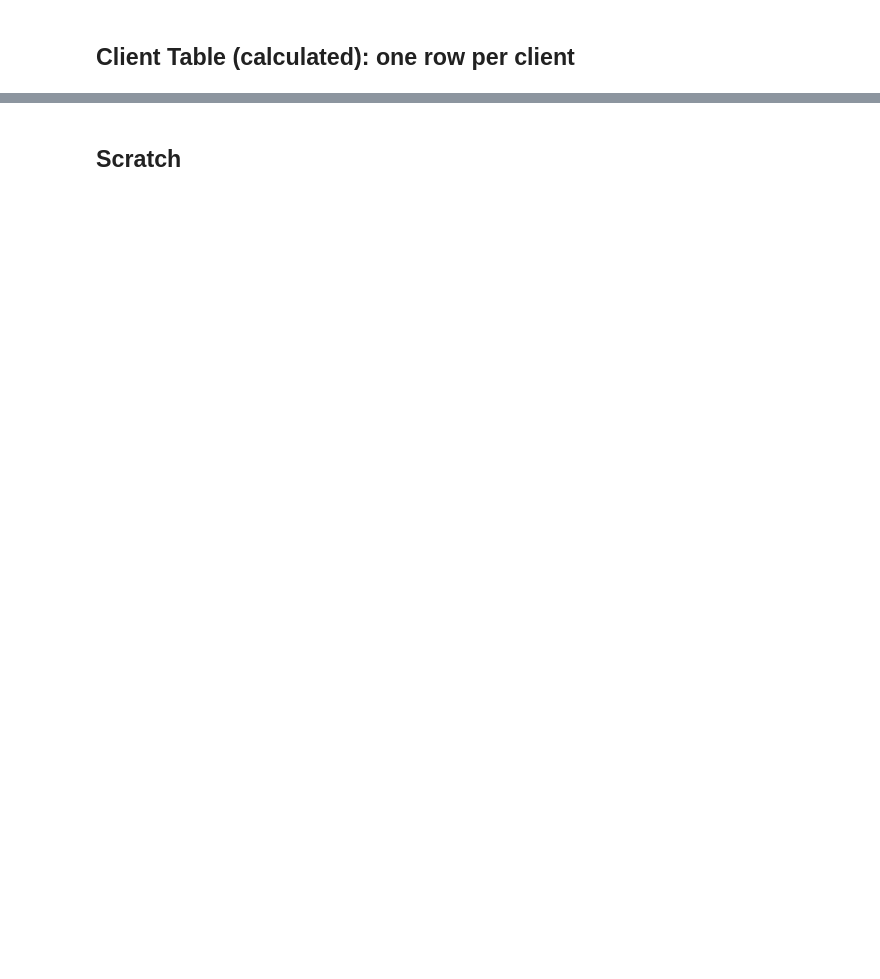
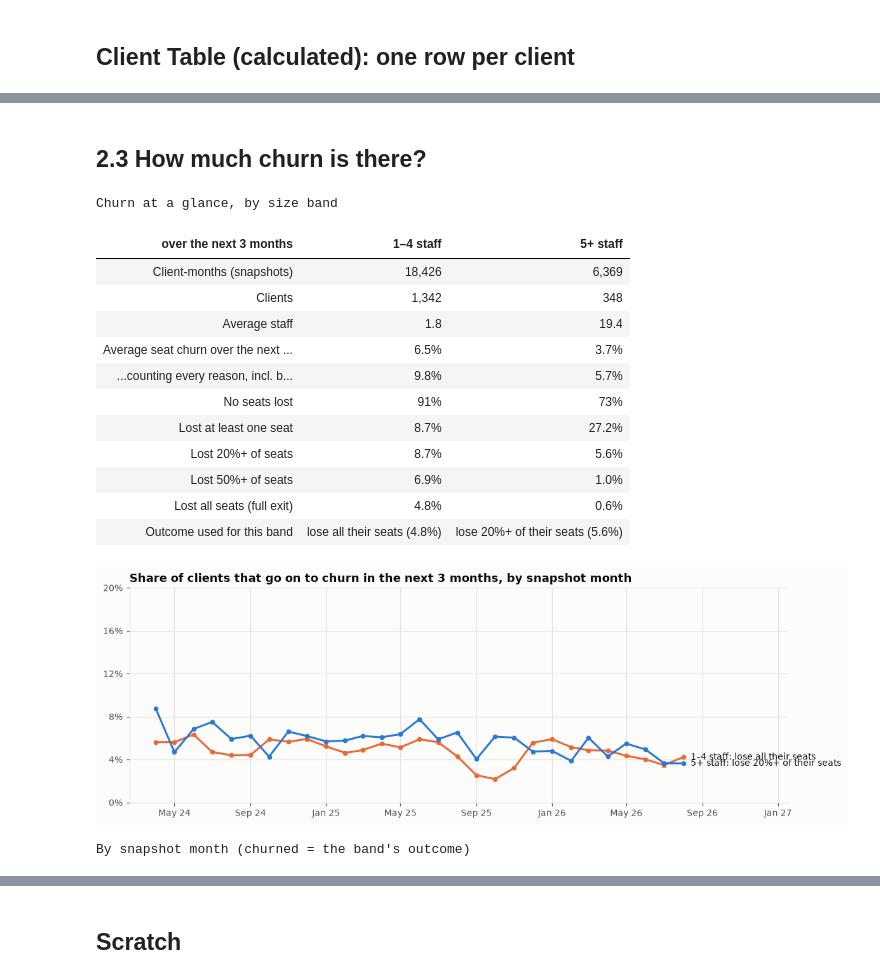
Before and after one commit to fonso-p/cloudstaff_dev, a Jupyter notebook: Churn Analysis/churn_analysis_raw.ipynb, the cells around one changed output, grey strips where cells are left out. Saved outputs shown, nothing was run; the diff lists cells and outputs as text; code cells hidden in the pictures; blank space fills up the shorter version.

Commit message:
churn analysis

```diff
--- a/Churn Analysis/churn_analysis_raw.ipynb
+++ b/Churn Analysis/churn_analysis_raw.ipynb
@@ -98,0 +792,6 @@ client_table.head()
+# %%
+# ---------------- 4. Tardiness -> late arrivals (new events) ----------------
+# A few records are in both files (same Log ID): they are counted once, as an NCNS in step 3.
+in_ncns = tardiness_raw["Log ID"].isin(ncns_raw["Log ID"])
+print(f"Tardiness records also in NCNS (left out here): {int(in_ncns.sum())}")
+sc_tardiness, tardiness_unmatched = attendance_events(tardiness_raw[~in_ncns], "tardiness_incidents", "Tardiness")
@@ -98,0 +910,13 @@ client_table.head()
+# %%
+# ---------------- Headcount timeline ----------------
+# one row per Shortcode per date that had a start, an exit or a notice; every count column is summed for the day
+timeline = (
+    events.groupby(["Shortcode", "date"], as_index=False)[COUNT_COLS].sum()
+          .sort_values(["Shortcode", "date"])
+          .reset_index(drop=True)
+)
+timeline["active_staff"] = ((timeline["seat_added"] - timeline["seat_exit"])
+                            .groupby(timeline["Shortcode"]).cumsum())
+timeline = timeline[["Shortcode", "date", "active_staff"] + COUNT_COLS]      # headcount first, then the day's counts
+print(f"timeline: {len(timeline):,} rows, {timeline['Shortcode'].nunique():,} shortcodes")
+timeline.tail(20)
@@ -98,0 +1304,60 @@ client_table.head()
+# %% [markdown]
+## 2.3 How much churn is there?
+# %%
+# ---------------- 2.3 How much churn is there? (by size band) ----------------
+s = snapshots
+overview = pd.DataFrame({band: {
+    "Client-months (snapshots)": f"{len(d):,}",
+    "Clients": f"{d['Shortcode'].nunique():,}",
+    "Average staff": f"{d['staff'].mean():.1f}",
+    "Average seat churn over the next 3 months": pct(d["seat_churn_next_3m"].mean(), 1),
+    "  ...counting every reason, incl. business reasons": pct((d["seats_lost_all_reasons_next_3m"] / d["staff"]).clip(upper=1).mean(), 1),
+    "No seats lost": pct((d["seat_churn_next_3m"] == 0).mean()),
+    "Lost at least one seat": pct((d["seats_lost_next_3m"] > 0).mean(), 1),
+    f"Lost {HIGH_CHURN:.0%}+ of seats": pct(d["high_churn"].mean(), 1),
+    "Lost 50%+ of seats": pct((d["seat_churn_next_3m"] >= 0.5).mean(), 1),
+    "Lost all seats (full exit)": pct(d["full_exit_next_3m"].mean(), 1),
+    "Outcome used for this band": f"{BANDS[band]['outcome_words']} ({pct(d['churned'].mean(), 1)})",
+} for band in BAND_NAMES for d in [band_rows(s, band)]}).rename_axis("over the next 3 months").reset_index()
+show_table(overview, caption="Churn at a glance, by size band")
+
+monthly = (s.groupby(["snapshot", "size_band"]).agg(clients=("Shortcode", "size"), churned=("churned", "mean"))
+           .reset_index())
+band_color = {BAND_NAMES[0]: COLORS["second"], BAND_NAMES[1]: COLORS["main"]}
+fig, ax = plt.subplots(figsize=(11, 3.8))
+for band in BAND_NAMES:
+    m = monthly[monthly["size_band"] == band]
+    ax.plot(m["snapshot"], m["churned"], color=band_color[band], marker="o", markersize=4)
+    ax.text(m["snapshot"].iloc[-1] + pd.Timedelta(days=12), m["churned"].iloc[-1],
+            f"{band}: {BANDS[band]['outcome_words']}", va="center", fontsize=9, color=COLORS["text"])
+ax.set_title("Share of clients that go on to churn in the next 3 months, by snapshot month")
+ax.xaxis.set_major_formatter(matplotlib.dates.DateFormatter("%b %y"))
+ax.yaxis.set_major_formatter(mtick.PercentFormatter(1, decimals=0))
+ax.set_ylim(0, max(0.2, monthly["churned"].max() * 1.2))
+ax.yaxis.set_major_locator(mtick.MultipleLocator(0.04))
+ax.set_xlim(right=monthly["snapshot"].max() + pd.Timedelta(days=170))
+fig.tight_layout()
+plt.show()
+
+monthly_wide = monthly.pivot(index="snapshot", columns="size_band", values=["clients", "churned"])
+monthly_wide.columns = [f"{b}: {'clients' if m == 'clients' else 'churned'}" for m, b in monthly_wide.columns]
+monthly_wide = monthly_wide[[f"{b}: {m}" for b in BAND_NAMES for m in ("clients", "churned")]].reset_index()
+monthly_wide["snapshot"] = monthly_wide["snapshot"].dt.strftime("%b %Y")
+show_table(monthly_wide, pct_cols=[f"{b}: churned" for b in BAND_NAMES], int_cols=[f"{b}: clients" for b in BAND_NAMES],
+           caption="By snapshot month (churned = the band's outcome)")
+# %% [output]
+Churn at a glance, by size band
+| over the next 3 months | 1–4 staff | 5+ staff |
+| Client-months (snapshots) | 18,426 | 6,369 |
+| Clients | 1,342 | 348 |
+| Average staff | 1.8 | 19.4 |
+| Average seat churn over the next ... | 6.5% | 3.7% |
+| ...counting every reason, incl. b... | 9.8% | 5.7% |
+| No seats lost | 91% | 73% |
+| Lost at least one seat | 8.7% | 27.2% |
+| Lost 20%+ of seats | 8.7% | 5.6% |
+| Lost 50%+ of seats | 6.9% | 1.0% |
+| Lost all seats (full exit) | 4.8% | 0.6% |
+| Outcome used for this band | lose all their seats (4.8%) | lose 20%+ of their seats (5.6%) |
+[figure, added]
+By snapshot month (churned = the band's outcome)
```
Also changed, not shown: parts of 84 cells of this notebook, 24 other files.
